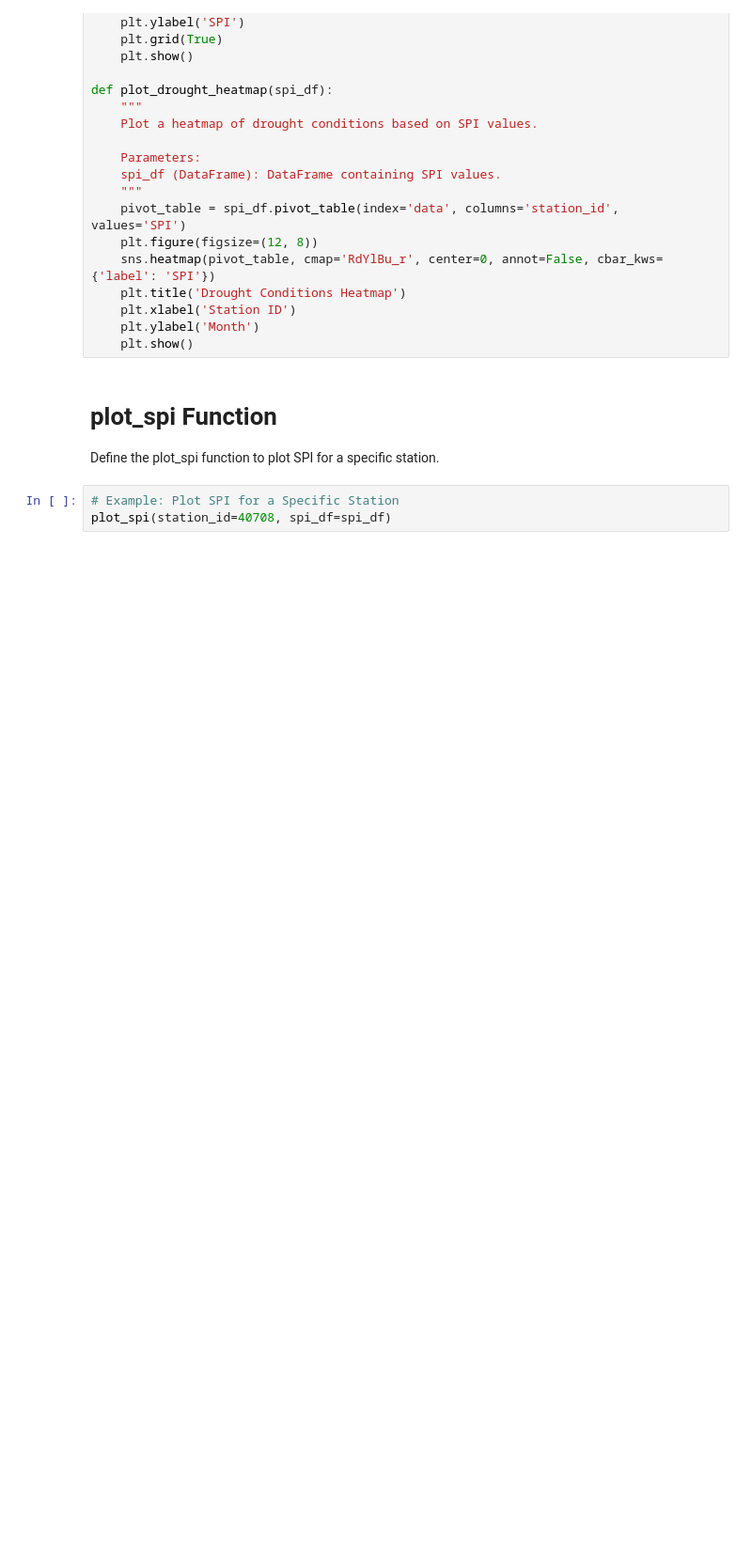
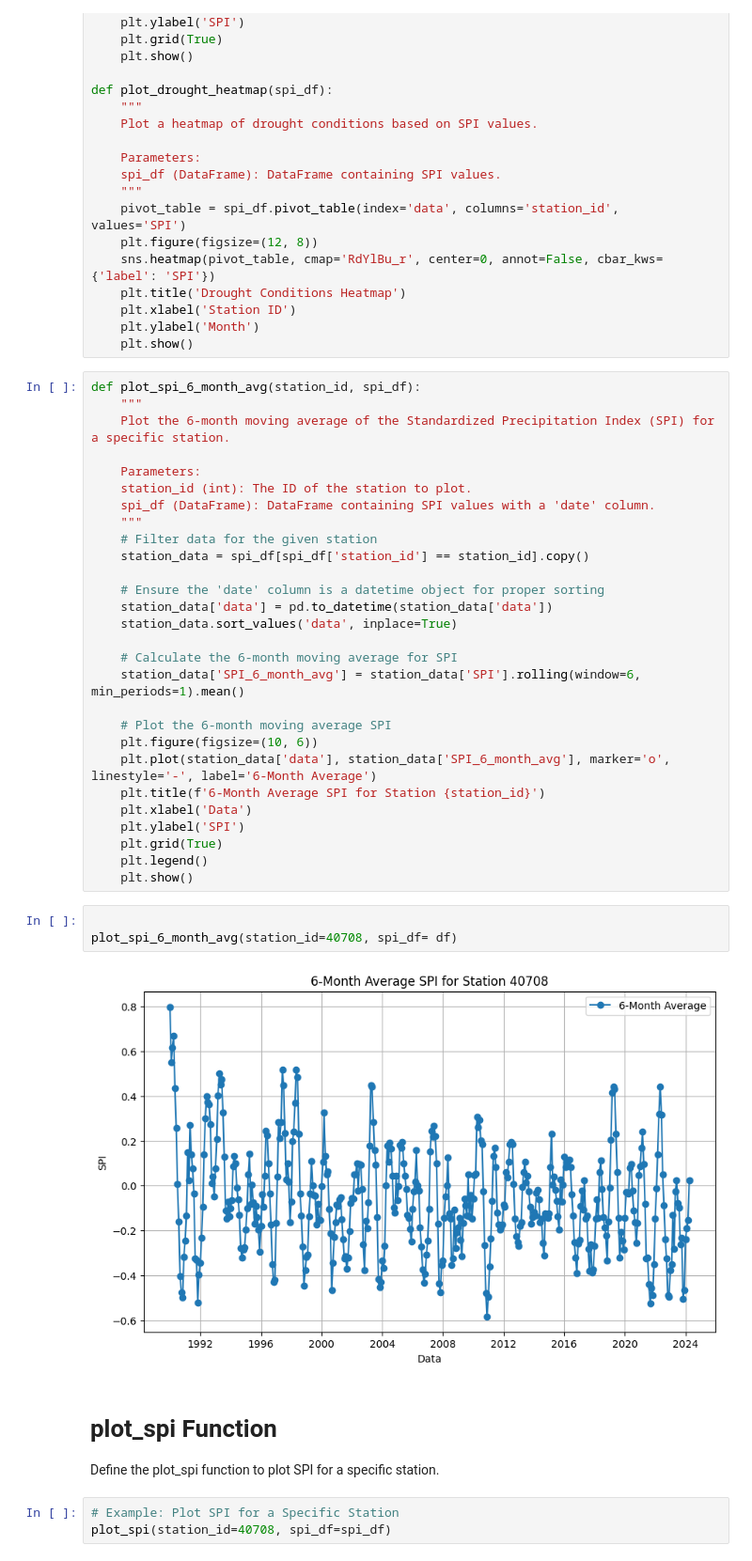
Before and after one commit to varastuian/PredictionDroughtUsingLSTM-, a Jupyter notebook: Codes/visualization.ipynb, the cells around one changed output. Shown at 94% size. Cells and saved outputs as stored; diff of their text form; blank space fills up the shorter version.

Commit message:
rn file , visualization enhace

```diff
--- a/Codes/visualization.ipynb
+++ b/Codes/visualization.ipynb
@@ -172,6 +188,39 @@ def plot_drought_heatmap(spi_df):
     plt.xlabel('Station ID')
     plt.ylabel('Month')
     plt.show()
+# %%
+def plot_spi_6_month_avg(station_id, spi_df):
+    """
+    Plot the 6-month moving average of the Standardized Precipitation Index (SPI) for a specific station.
+
+    Parameters:
+    station_id (int): The ID of the station to plot.
+    spi_df (DataFrame): DataFrame containing SPI values with a 'date' column.
+    """
+    # Filter data for the given station
+    station_data = spi_df[spi_df['station_id'] == station_id].copy()
+
+    # Ensure the 'date' column is a datetime object for proper sorting
+    station_data['data'] = pd.to_datetime(station_data['data'])
+    station_data.sort_values('data', inplace=True)
+
+    # Calculate the 6-month moving average for SPI
+    station_data['SPI_6_month_avg'] = station_data['SPI'].rolling(window=6, min_periods=1).mean()
+
+    # Plot the 6-month moving average SPI
+    plt.figure(figsize=(10, 6))
+    plt.plot(station_data['data'], station_data['SPI_6_month_avg'], marker='o', linestyle='-', label='6-Month Average')
+    plt.title(f'6-Month Average SPI for Station {station_id}')
+    plt.xlabel('Data')
+    plt.ylabel('SPI')
+    plt.grid(True)
+    plt.legend()
+    plt.show()
+# %%
+
+plot_spi_6_month_avg(station_id=40708, spi_df= df)
+# %% [output]
+[figure, added]
 # %% [markdown]
 # plot_spi Function
 Define the plot_spi function to plot SPI for a specific station.
```
Also changed, not shown: parts of 5 cells of this notebook, 1 other file.
